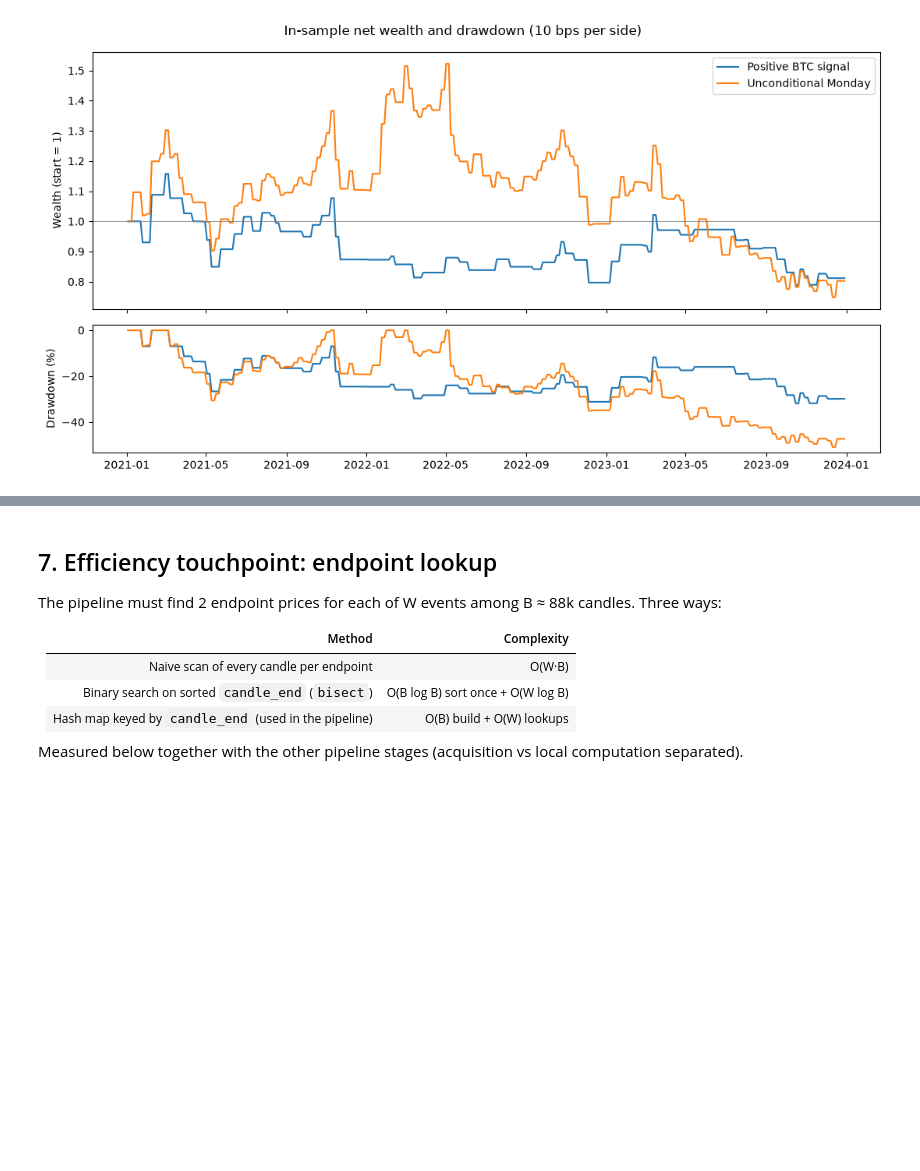
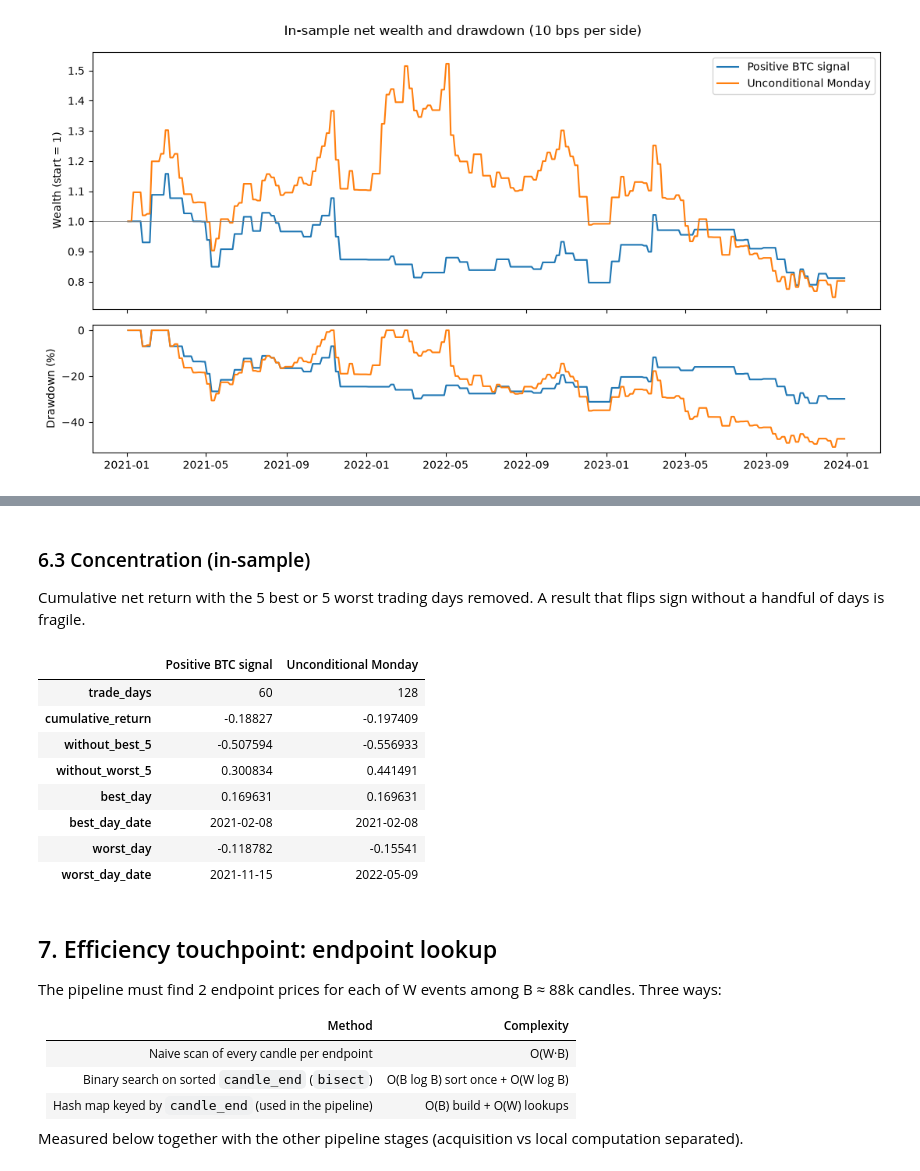
Before and after one commit to MertAyranci/priced-by-the-bell, a Jupyter notebook: notebook.ipynb, the cells around one changed output, grey strips where cells are left out. Drawn from its saved outputs; the diff is of its cells as text; code cells hidden in the pictures; blank space fills up the shorter version.

```diff
--- a/notebook.ipynb
+++ b/notebook.ipynb
@@ -1046,3 +1107,36 @@ wealth_drawdown_plot({k[1]: v for k, v in is_dailies.items()},
+# %% [markdown]
+### 6.3 Concentration (in-sample)
+
+Cumulative net return with the 5 best or 5 worst trading days removed. A result that flips sign without a handful of days is fragile.
+# %%
+def concentration(daily, k=5):
+    trades = daily[daily != 0]
+    best, worst = trades.nlargest(k), trades.nsmallest(k)
+    return pd.Series({
+        "trade_days": len(trades),
+        "cumulative_return": (1 + daily).prod() - 1,
+        f"without_best_{k}": (1 + daily.drop(best.index)).prod() - 1,
+        f"without_worst_{k}": (1 + daily.drop(worst.index)).prod() - 1,
+        "best_day": best.iloc[0],
+        "best_day_date": best.index[0].date(),
+        "worst_day": worst.iloc[0],
+        "worst_day_date": worst.index[0].date(),
+    })
+
+
+conc_is = pd.DataFrame({key[1]: concentration(daily) for key, daily in is_dailies.items()})
+conc_is.to_csv(RESULTS / "concentration_in_sample.csv")
+conc_is
+# %% [output]
+|  | Positive BTC signal | Unconditional Monday |
+| trade_days | 60 | 128 |
+| cumulative_return | -0.18827 | -0.197409 |
+| without_best_5 | -0.507594 | -0.556933 |
+| without_worst_5 | 0.300834 | 0.441491 |
+| best_day | 0.169631 | 0.169631 |
+| best_day_date | 2021-02-08 | 2021-02-08 |
+| worst_day | -0.118782 | -0.15541 |
+| worst_day_date | 2021-11-15 | 2022-05-09 |
 # %% [markdown]
 ## 7. Efficiency touchpoint: endpoint lookup
 
```
Also changed, not shown: parts of 8 cells of this notebook, 2 other files.
